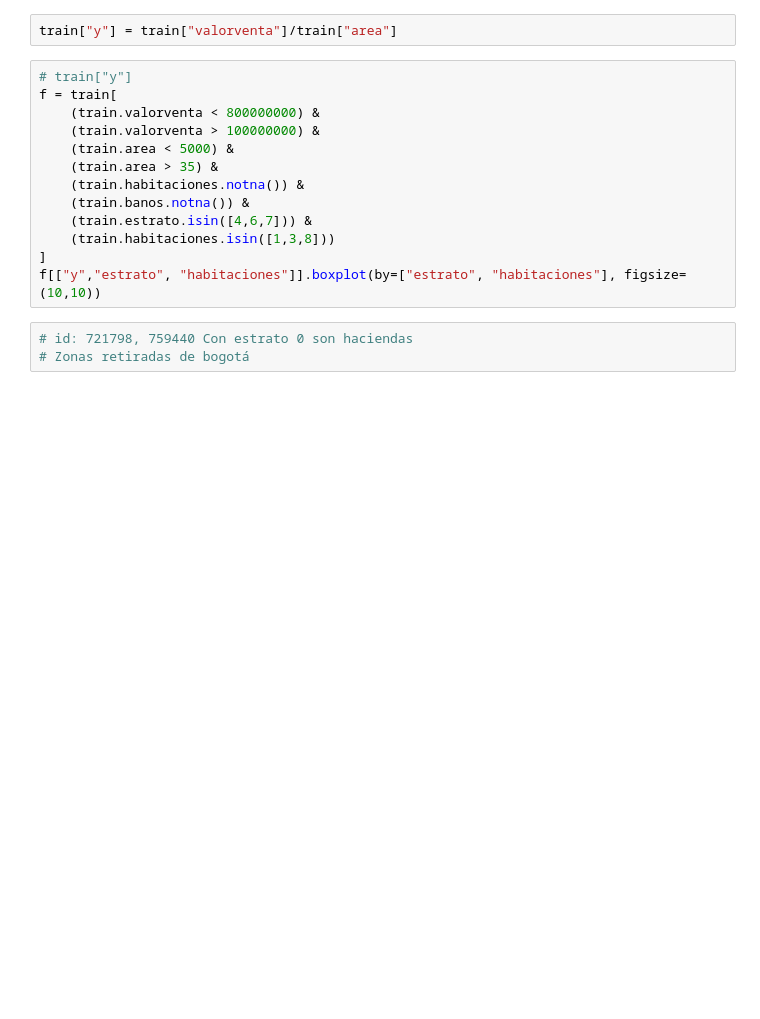
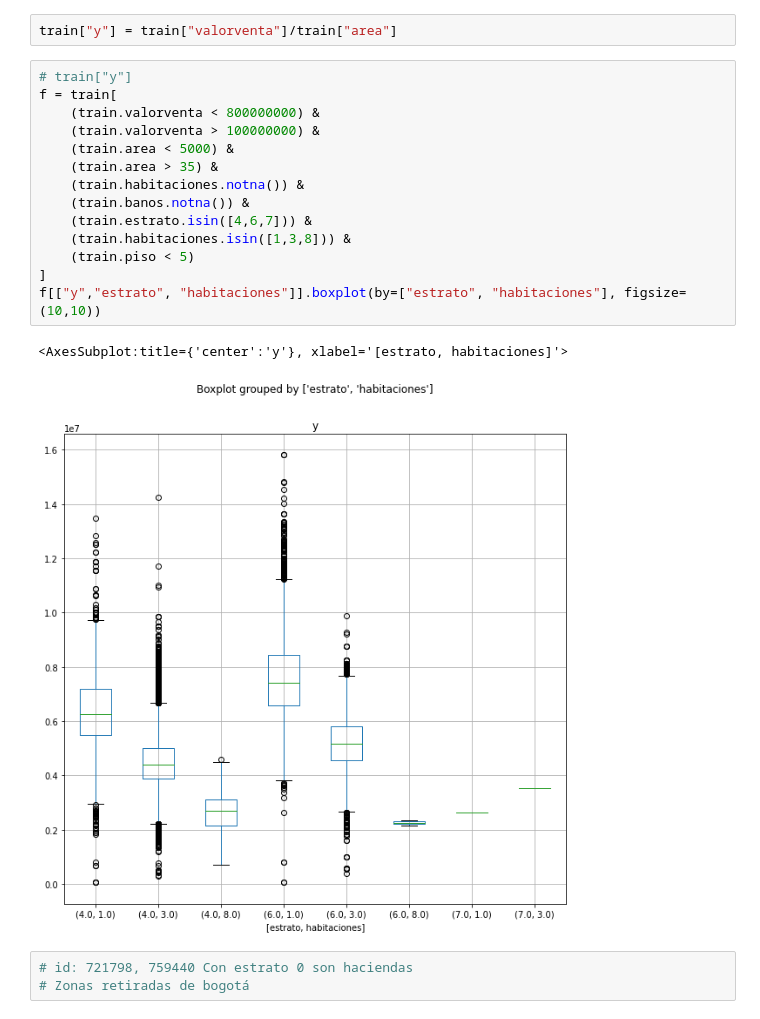
Before and after one commit to 2e-16/El_Algorirmo_Es_Correcto, a Jupyter notebook: el_algoritmo_es_correcto.ipynb, the cells around one changed output. Cells and saved outputs as stored; diff of their text form; blank space fills up the shorter version.

Commit message:
fetch: Arreglo de bases en el train.

```diff
--- a/el_algoritmo_es_correcto.ipynb
+++ b/el_algoritmo_es_correcto.ipynb
@@ -102,16 +295,20 @@ train["y"] = train["valorventa"]/train["area"]
 # %%
 # train["y"]
 f = train[
     (train.valorventa < 800000000) &
     (train.valorventa > 100000000) &
     (train.area < 5000) &
     (train.area > 35) &
     (train.habitaciones.notna()) &
     (train.banos.notna()) &
     (train.estrato.isin([4,6,7])) &
-    (train.habitaciones.isin([1,3,8]))
+    (train.habitaciones.isin([1,3,8])) &
+    (train.piso < 5)
 ]
 f[["y","estrato", "habitaciones"]].boxplot(by=["estrato", "habitaciones"], figsize=(10,10))
+# %% [output]
+<AxesSubplot:title={'center':'y'}, xlabel='[estrato, habitaciones]'>
+[figure, added]
 # %%
 # id: 721798, 759440 Con estrato 0 son haciendas
 # Zonas retiradas de bogotá
```
Also changed, not shown: parts of 43 cells of this notebook.
